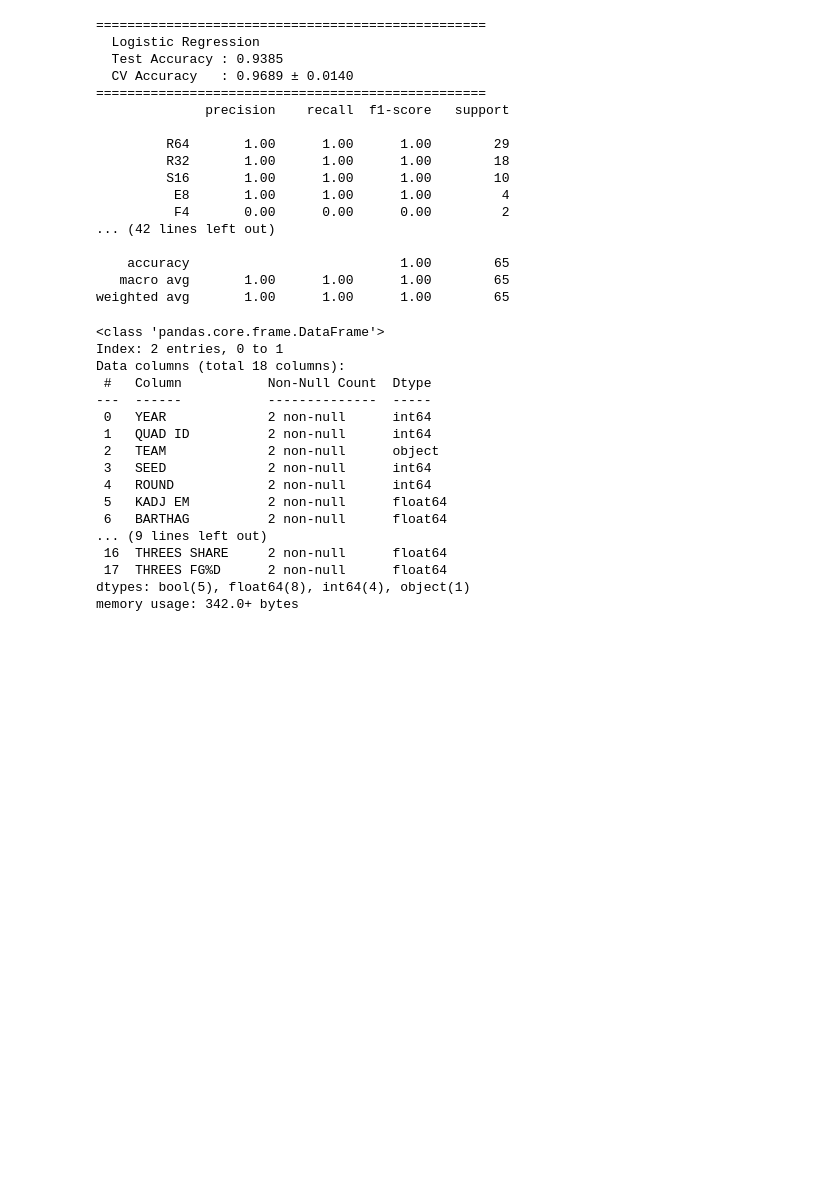
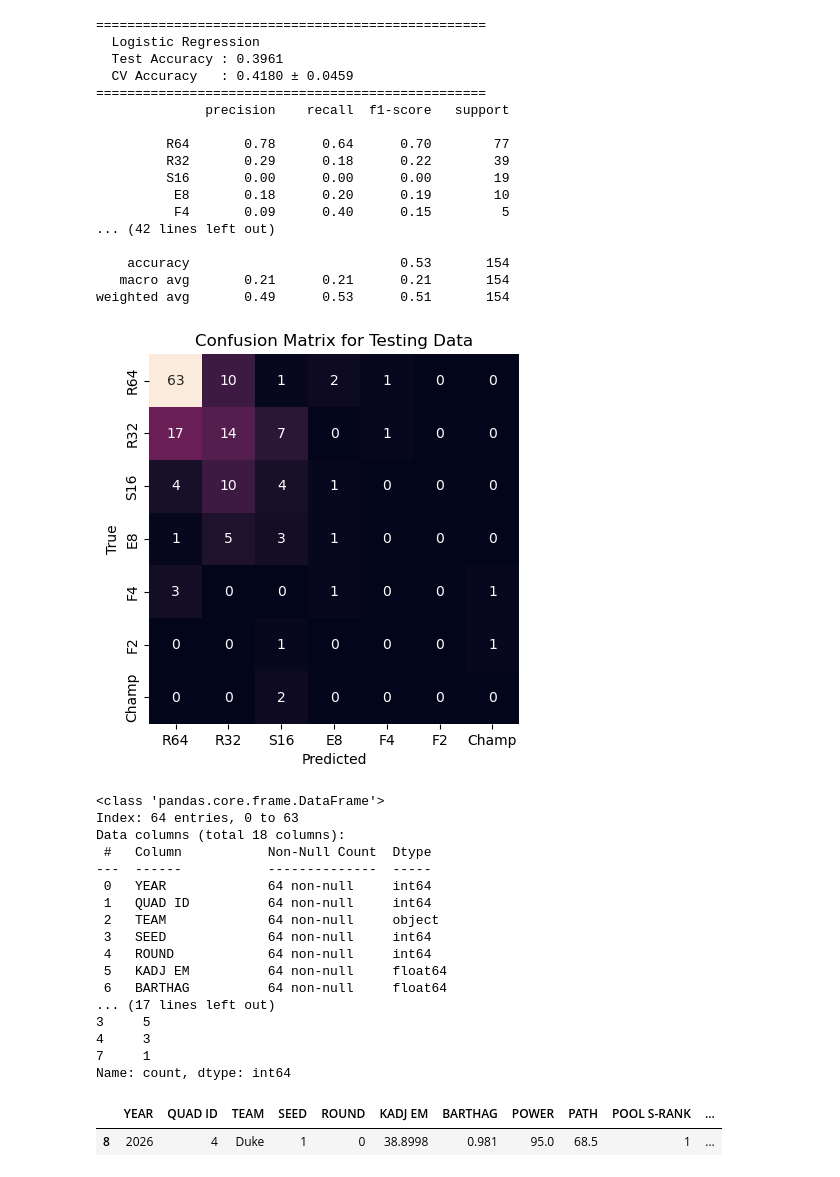
Before and after one commit to Haroldmin1028/ENSF444-CourseProject, a Jupyter notebook: Project.ipynb, the cells around one changed output. Saved outputs shown, nothing was run; the diff lists cells and outputs as text; code cells hidden in the pictures; blank space fills up the shorter version.

```diff
--- a/Project.ipynb
+++ b/Project.ipynb
@@ -144,6 +144,7 @@ for name, model in models.items():
     cv = cross_val_score(model, X, y, cv=5, scoring="accuracy")
 
     if cv.mean() > best_score:
+        best_score = cv.mean()
         best_model = model
 
     results[name] = {
@@ -166,40 +167,61 @@ for name, model in models.items():
 # %% [output]
 ==================================================
   Logistic Regression
-  Test Accuracy : 0.9385
-  CV Accuracy   : 0.9689 ± 0.0140
+  Test Accuracy : 0.3961
+  CV Accuracy   : 0.4180 ± 0.0459
 ==================================================
               precision    recall  f1-score   support
 
-         R64       1.00      1.00      1.00        29
-         R32       1.00      1.00      1.00        18
-         S16       1.00      1.00      1.00        10
-          E8       1.00      1.00      1.00         4
-          F4       0.00      0.00      0.00         2
+         R64       0.78      0.64      0.70        77
+         R32       0.29      0.18      0.22        39
+         S16       0.00      0.00      0.00        19
+          E8       0.18      0.20      0.19        10
+          F4       0.09      0.40      0.15         5
 ... (42 lines left out)
 
-    accuracy                           1.00        65
-   macro avg       1.00      1.00      1.00        65
-weighted avg       1.00      1.00      1.00        65
+    accuracy                           0.53       154
+   macro avg       0.21      0.21      0.21       154
+weighted avg       0.49      0.53      0.51       154
+# %%
+y_test_pred = best_model.predict(X_test)
+
+train_mat = confusion_matrix(y_test, y_test_pred)
+sns.heatmap(train_mat, xticklabels=["R64", "R32", "S16", "E8", "F4", "F2", "Champ"],
+            yticklabels=["R64", "R32", "S16", "E8", "F4", "F2", "Champ"],
+            square=True, annot=True, cbar=False, fmt='d')
+plt.xlabel("Predicted")
+plt.ylabel("True")
+plt.title("Confusion Matrix for Testing Data")
+
+plt.show()
+# %% [output]
+[figure, added]
 # %%
 df_2026.info()
 
-#y_pred_2026 = best_model.predict(X_2026)
+X_2026 = df_2026
+y_pred_2026 = best_model.predict(X_2026)
+
+df_2026["prediction"] = y_pred_2026
+print(df_2026["prediction"].value_counts())
+df_2026[df_2026["prediction"] == 7]
 # %% [output]
 <class 'pandas.core.frame.DataFrame'>
-Index: 2 entries, 0 to 1
+Index: 64 entries, 0 to 63
 Data columns (total 18 columns):
  #   Column           Non-Null Count  Dtype
 ---  ------           --------------  -----
- 0   YEAR             2 non-null      int64
- 1   QUAD ID          2 non-null      int64
- 2   TEAM             2 non-null      object
- 3   SEED             2 non-null      int64
- 4   ROUND            2 non-null      int64
- 5   KADJ EM          2 non-null      float64
- 6   BARTHAG          2 non-null      float64
-... (9 lines left out)
- 16  THREES SHARE     2 non-null      float64
- 17  THREES FG%D      2 non-null      float64
-dtypes: bool(5), float64(8), int64(4), object(1)
-memory usage: 342.0+ bytes
+ 0   YEAR             64 non-null     int64
+ 1   QUAD ID          64 non-null     int64
+ 2   TEAM             64 non-null     object
+ 3   SEED             64 non-null     int64
+ 4   ROUND            64 non-null     int64
+ 5   KADJ EM          64 non-null     float64
+ 6   BARTHAG          64 non-null     float64
+... (17 lines left out)
+3     5
+4     3
+7     1
+Name: count, dtype: int64
+|  | YEAR | QUAD ID | TEAM | SEED | ROUND | KADJ EM | BARTHAG | POWER | PATH | POOL S-RANK | ... |
+| 8 | 2026 | 4 | Duke | 1 | 0 | 38.8998 | 0.981 | 95.0 | 68.5 | 1 | ... |
```
Also changed, not shown: parts of 4 cells of this notebook.
